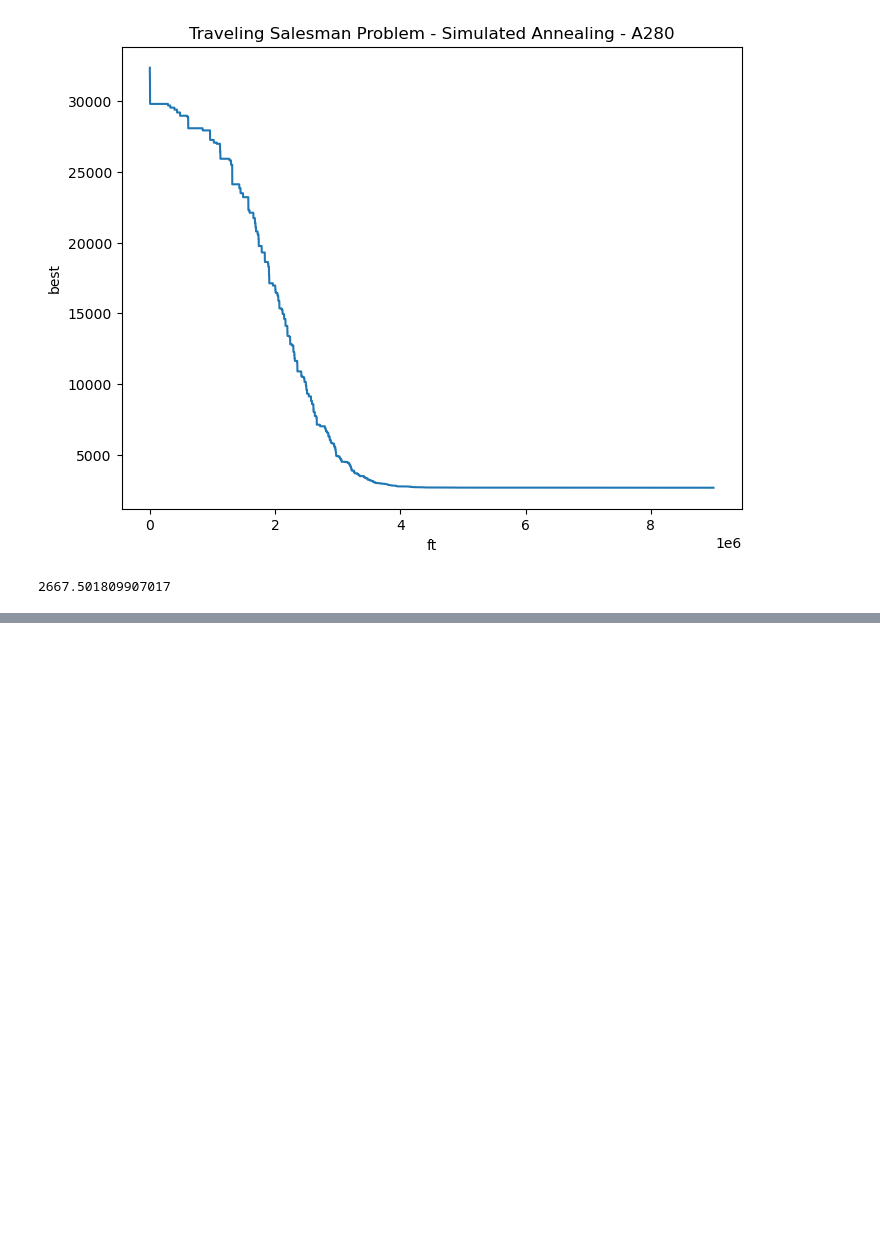
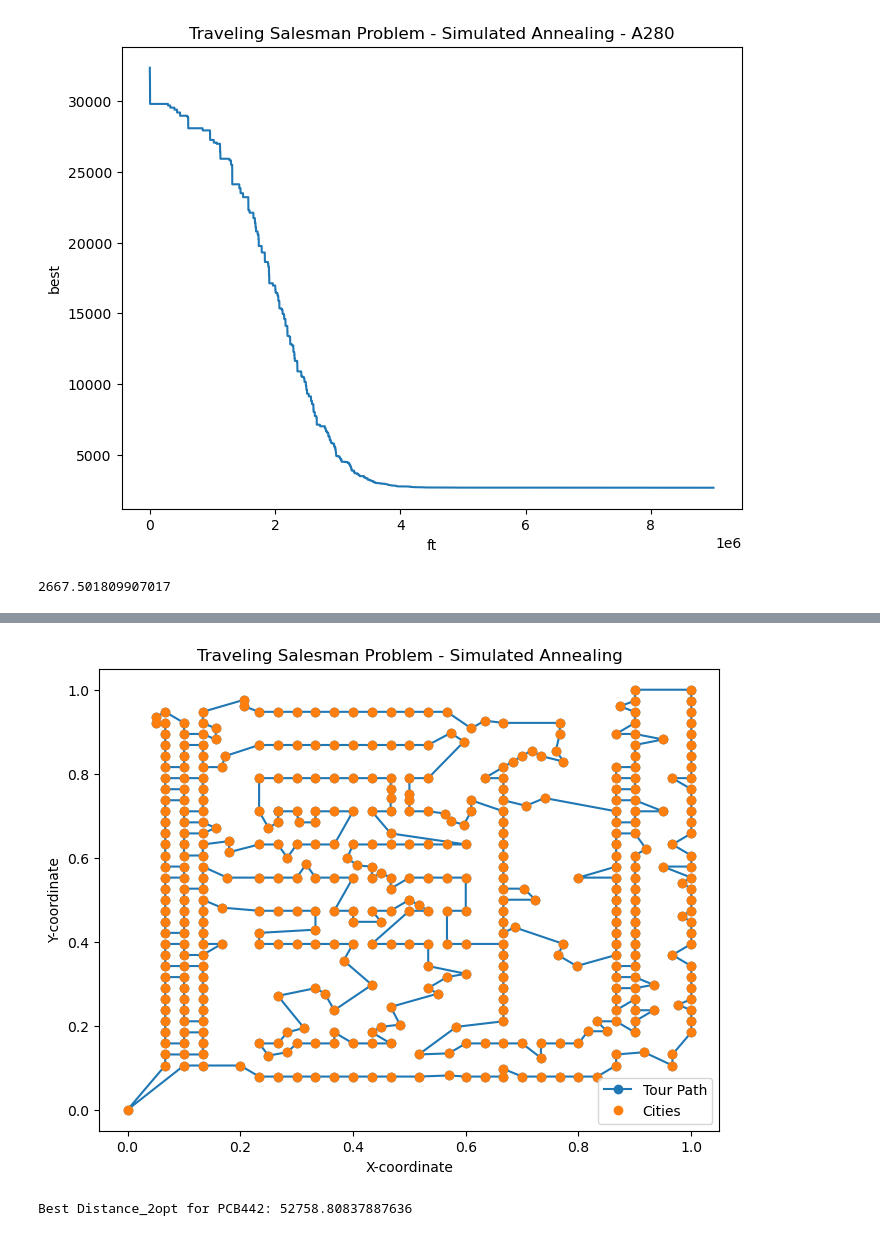
Before and after one commit to lexthegreatest/simulated_annealing, a Jupyter notebook: Jacimovic_15278247_Malash_15179192_Soroka_2834023_Assignment_3.ipynb, the cells around one changed output, grey strips where cells are left out. Drawn from its saved outputs; the diff is of its cells as text; code cells hidden in the pictures; blank space fills up the shorter version.

```diff
--- a/Jacimovic_15278247_Malash_15179192_Soroka_2834023_Assignment_3.ipynb
+++ b/Jacimovic_15278247_Malash_15179192_Soroka_2834023_Assignment_3.ipynb
@@ -720,0 +757,5 @@ print(best_dist_2opt)
+# %%
+x = [cities_pcb442[city][0] for city in best_tour_pcb442]
+y = [cities_pcb442[city][1] for city in best_tour_pcb442]
+x.append(x[0])
+y.append(y[0])
@@ -720,0 +772,11 @@ print(best_dist_2opt)
+# %%
+coord_denorm = list(zip(x, y))
+plot_tour(best_tour_pcb442, cities_norm_pcb442)
+# %% [output]
+[figure, added]
+# %%
+best_route_2opt_pcb442 = optimise_with_2opt(best_tour_pcb442, cities_pcb442)
+best_dist_2opt_pcb442 = calculate_total_distance(best_route_2opt_pcb442, cities_pcb442)
+print("Best Distance_2opt for PCB442:", best_dist_2opt_pcb442)
+# %% [output]
+Best Distance_2opt for PCB442: 52758.80837887636
```
Also changed, not shown: parts of 10 cells of this notebook.
